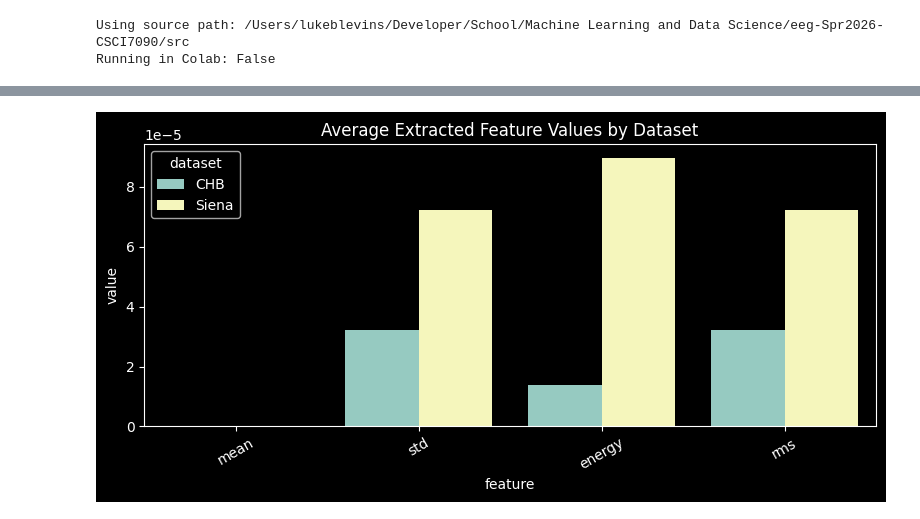
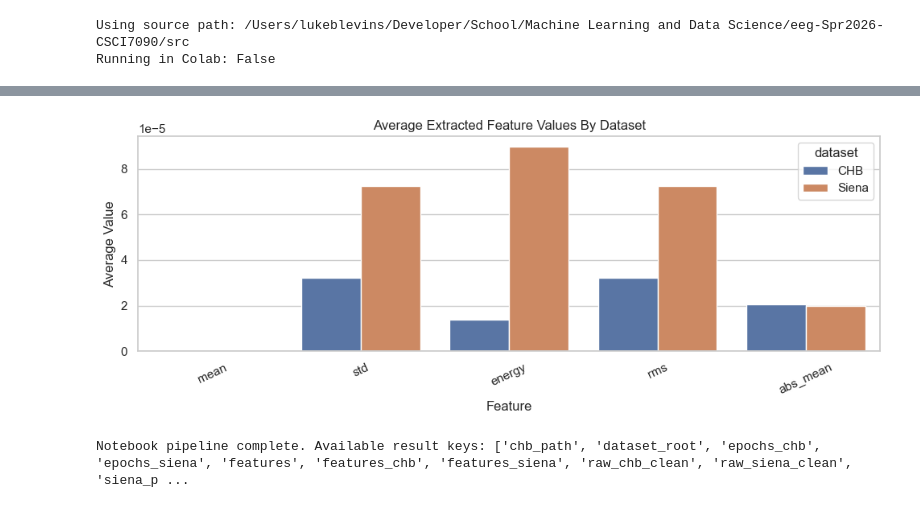
Before and after one commit to lukeblevins/mri-imgseg-Spr2026-CSCI7090, a Jupyter notebook: notebooks/static/data_wrangling.ipynb, the cells around one changed output, grey strips where cells are left out. Drawn from its saved outputs; the diff is of its cells as text; code cells hidden in the pictures.

Commit message:
docs(data_wrangling): Polish notebook text

```diff
--- a/notebooks/static/data_wrangling.ipynb
+++ b/notebooks/static/data_wrangling.ipynb
@@ -167,0 +409,20 @@ summary
+# %%
+from eeg_project.static import extract_epoch_features
+
+df_chb = extract_epoch_features(
+    x_chb,
+    "CHB",
+    raw_chb_clean.info["sfreq"],
+    duration=EPOCH_DURATION_SEC,
+    overlap=EPOCH_OVERLAP_SEC,
+)
+df_siena = extract_epoch_features(
+    x_siena,
+    "Siena",
+    raw_siena_clean.info["sfreq"],
+    duration=EPOCH_DURATION_SEC,
+    overlap=EPOCH_OVERLAP_SEC,
+)
+
+df_all = pd.concat([df_chb, df_siena], ignore_index=True)
+print("Combined feature table shape:", df_all.shape)
@@ -168,9 +523,41 @@ summary
 # %%
-plt.figure(figsize=(8, 4))
-sns.barplot(data=summary.melt(id_vars='dataset', var_name='feature', value_name='value'), x='feature', y='value', hue='dataset')
-plt.title('Average Extracted Feature Values by Dataset')
-plt.xticks(rotation=30)
+import matplotlib.pyplot as plt
+import seaborn as sns
+
+sns.set_theme(style="whitegrid")
+plot_df = (
+    df_all.groupby("dataset")[["mean", "std", "energy", "rms", "abs_mean"]]
+    .mean()
+    .reset_index()
+    .melt(id_vars="dataset", var_name="feature", value_name="value")
+)
+
+plt.figure(figsize=(10, 4))
+sns.barplot(data=plot_df, x="feature", y="value", hue="dataset")
+plt.title("Average Extracted Feature Values By Dataset")
+plt.xlabel("Feature")
+plt.ylabel("Average Value")
+plt.xticks(rotation=25)
 plt.tight_layout()
 plt.show()
 # %% [output]
-[figure, old version]
+[figure, new version]
+# %%
+results = {
+    "dataset_root": dataset_root,
+    "chb_path": chb_path,
+    "siena_path": siena_path,
+    "raw_chb_clean": raw_chb_clean,
+    "raw_siena_clean": raw_siena_clean,
+    "epochs_chb": epochs_chb,
+    "epochs_siena": epochs_siena,
+    "x_chb": x_chb,
+    "x_siena": x_siena,
+    "features_chb": df_chb,
+    "features_siena": df_siena,
+    "features": df_all,
+}
+
+print("Notebook pipeline complete. Available result keys:", sorted(results.keys()))
+# %% [output]
+Notebook pipeline complete. Available result keys: ['chb_path', 'dataset_root', 'epochs_chb', 'epochs_siena', 'features', 'features_chb', 'features_siena', 'raw_chb_clean', 'raw_siena_clean', 'siena_p ...
```
Also changed, not shown: parts of 27 cells of this notebook.
